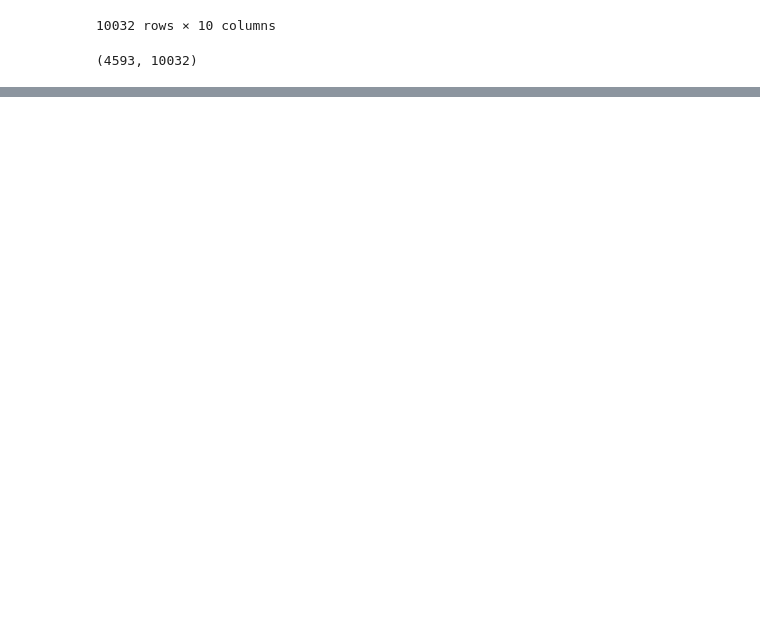
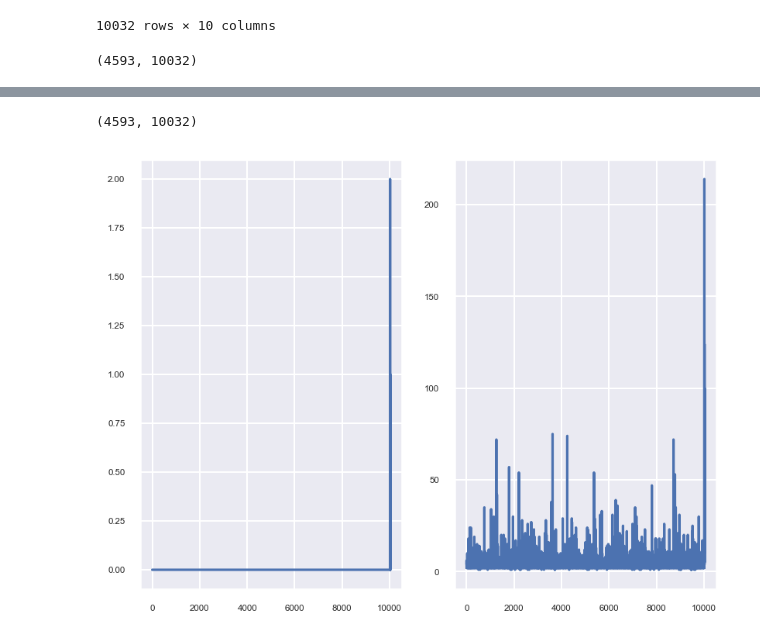
Before and after one commit to Stardust-lf/Transcriptomics, a Jupyter notebook: TestCode/Preprocessing.ipynb, the cells around one changed output, grey strips where cells are left out. Drawn from its saved outputs; the diff is of its cells as text; code cells hidden in the pictures; blank space fills up the shorter version.

```diff
--- a/TestCode/Preprocessing.ipynb
+++ b/TestCode/Preprocessing.ipynb
@@ -116,0 +121,11 @@ slice1.obsm['spatial'][:,0],slice2.obsm['spatial'][:,0]
+# %%
+#ann2feaMat(slice1)
+#sns.kdeplot(np.var(ann2feaMat(slice1),axis=0))
+fig,ax = plt.subplots(1,2,dpi=150)
+ax[0].plot(np.min(ann2feaMat(slice1),axis=0))
+ax[1].plot(np.max(ann2feaMat(slice1),axis=0))
+print(ann2feaMat(slice1).shape)
+plt.show()
+# %% [output]
+(4593, 10032)
+[figure, added]
```
Also changed, not shown: parts of 13 cells of this notebook.
